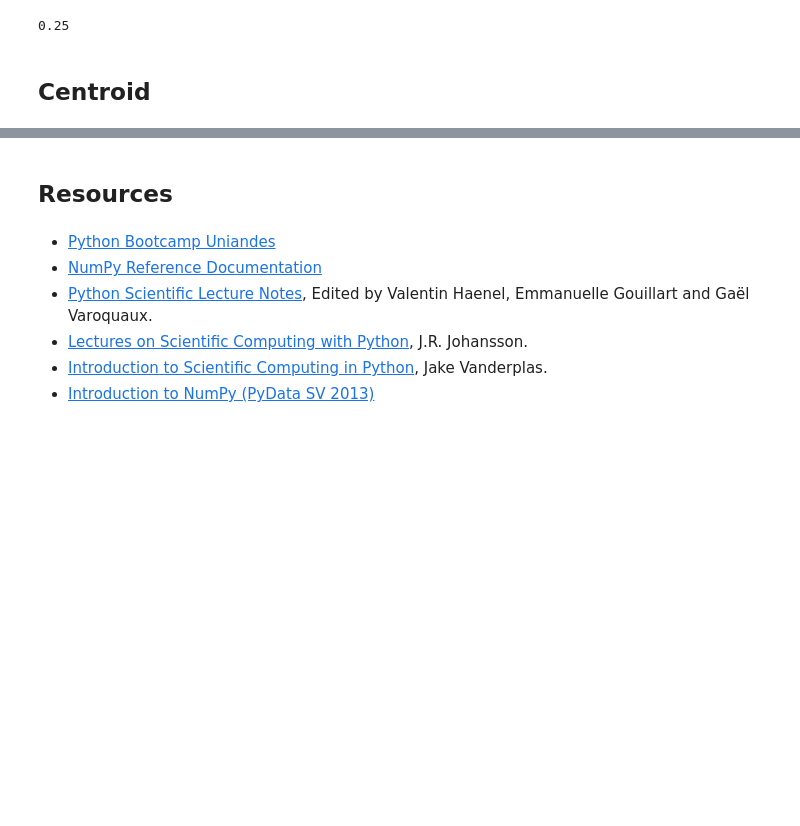
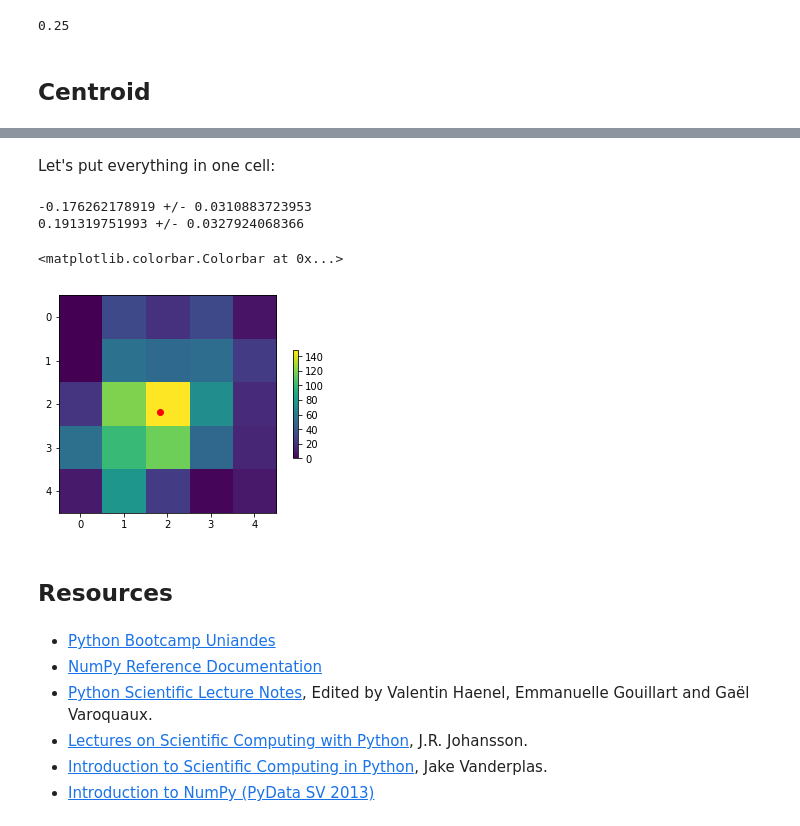
Before and after one commit to mariacamilaremolinagutierrez/ssp_ta_lecture, a Jupyter notebook: numpy_intro.ipynb, the cells around one changed output, grey strips where cells are left out. Saved outputs shown, nothing was run; the diff lists cells and outputs as text; code cells hidden in the pictures; blank space fills up the shorter version.

Commit message:
centroid done

```diff
--- a/numpy_intro.ipynb
+++ b/numpy_intro.ipynb
@@ -620,3 +715,33 @@ Let's solve the centroid problem with NumPy
+# %% [markdown]
+Let's put everything in one cell:
+# %%
+data = np.loadtxt('centroid.txt')
+n_rows, n_cols = np.shape(data)
+
+x_origin = int(input("x origin = "))
+y_origin = int(input("y origin = "))
+
+y_coordinates, x_coordinates = np.indices((n_rows, n_cols))
+x_coordinates -= x_origin
+y_coordinates -= y_origin
+
+N = np.sum(data)
+x_cm = np.sum( data * x_coordinates ) / N
+dx_cm = np.sqrt( np.sum( ((x_coordinates - x_cm)/N)**2 * data ) )
+y_cm = np.sum( data * y_coordinates ) / N
+dy_cm = np.sqrt( np.sum( ((y_coordinates - y_cm)/N)**2 * data ) )
+print(x_cm, "+/-", dx_cm)
+print(y_cm, "+/-", dy_cm)
+
+fig, ax = plt.subplots()
+ax.scatter(x_cm + x_origin,  y_cm + y_origin, c='r')
+im = ax.imshow(data)
+fig.colorbar(im, ax=ax, shrink=0.5)
+# %% [output]
+-0.176262178919 +/- 0.0310883723953
+0.191319751993 +/- 0.0327924068366
+<matplotlib.colorbar.Colorbar at 0x...>
+[figure, added]
 # %% [markdown]
 ## Resources
 # %% [markdown]
```
Also changed, not shown: parts of 14 cells of this notebook, 2 other files.
